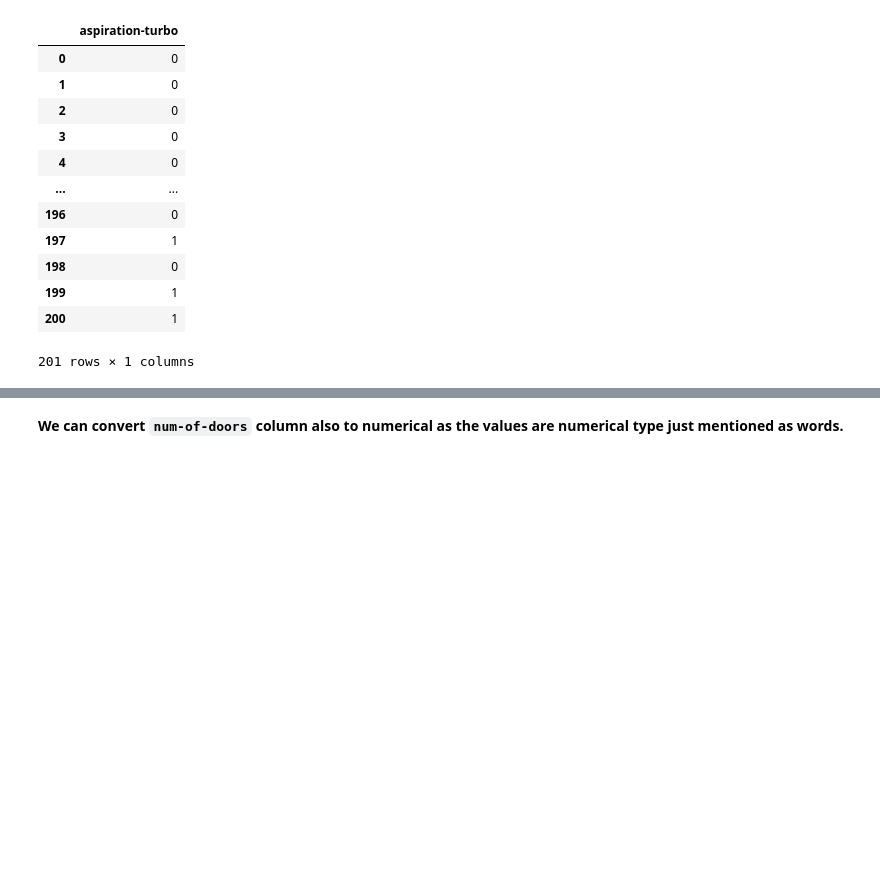
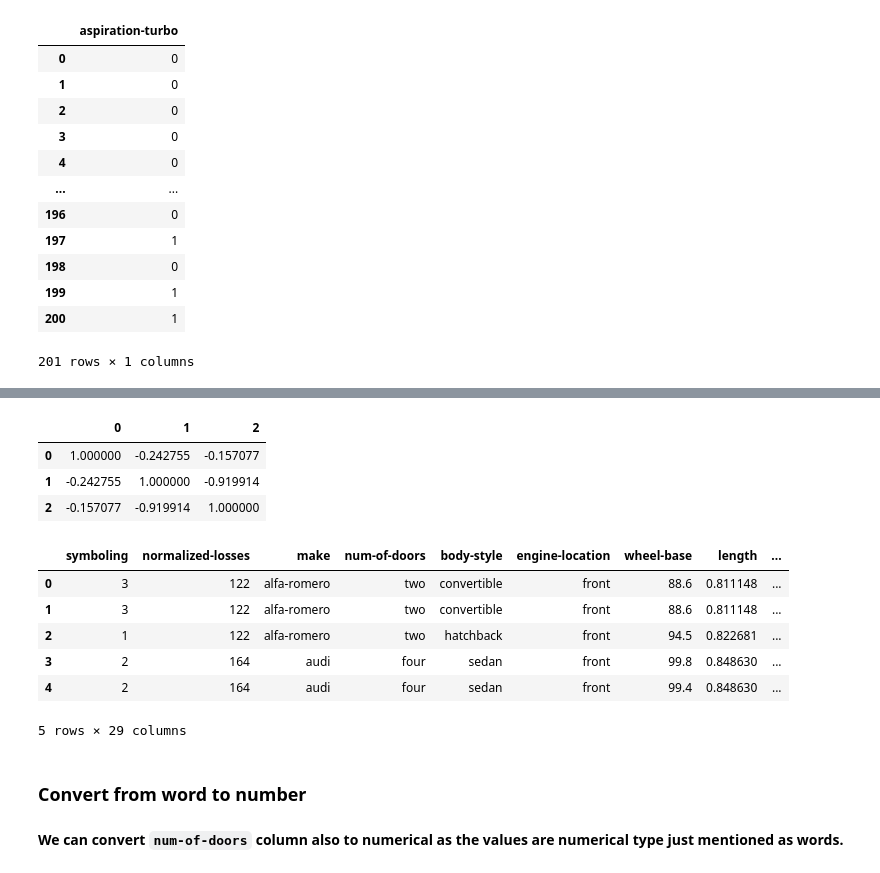
Before and after one commit to nafisa-samia/Automobile-Price-Prediction-using-Linear-Regression, a Jupyter notebook: Automobile_price_prediction_using_regression.ipynb, the cells around one changed output, grey strips where cells are left out. Saved outputs shown, nothing was run; the diff lists cells and outputs as text; code cells hidden in the pictures; blank space fills up the shorter version.

```diff
--- a/Automobile_price_prediction_using_regression.ipynb
+++ b/Automobile_price_prediction_using_regression.ipynb
@@ -560,0 +563,4 @@ print(df.head())
+# %%
+# get indicator variables of aspiration and assign it to data frame "dummy_variable_2"
+dummy_variable_3 = pd.get_dummies(df['drive-wheels'], prefix='drive')
+dummy_variable_3
@@ -561,3 +581,28 @@ print(df.head())
+# %%
+## check for dummy variable trap
+pd.DataFrame(OneHotEncoder().fit_transform(df[["drive-wheels"]]).toarray()).corr()
+# %% [output]
+|  | 0 | 1 | 2 |
+| 0 | 1.000000 | -0.242755 | -0.157077 |
+| 1 | -0.242755 | 1.000000 | -0.919914 |
+| 2 | -0.157077 | -0.919914 | 1.000000 |
+# %%
+# merge data frame "df" and "dummy_variable_1"
+df = pd.concat([df, dummy_variable_3], axis=1)
+
+# drop original column "fuel-type" from "df"
+df.drop("drive-wheels", axis = 1, inplace=True)
+df.head()
+# %% [output]
+|  | symboling | normalized-losses | make | num-of-doors | body-style | engine-location | wheel-base | length | ... |
+| 0 | 3 | 122 | alfa-romero | two | convertible | front | 88.6 | 0.811148 | ... |
+| 1 | 3 | 122 | alfa-romero | two | convertible | front | 88.6 | 0.811148 | ... |
+| 2 | 1 | 122 | alfa-romero | two | hatchback | front | 94.5 | 0.822681 | ... |
+| 3 | 2 | 164 | audi | four | sedan | front | 99.8 | 0.848630 | ... |
+| 4 | 2 | 164 | audi | four | sedan | front | 99.4 | 0.848630 | ... |
+5 rows × 29 columns
+# %% [markdown]
+### Convert from word to number
 # %% [markdown]
 **We can convert `num-of-doors` column also to numerical as the values are numerical type just mentioned as words.**
 # %%
```
Also changed, not shown: parts of 74 cells of this notebook.
